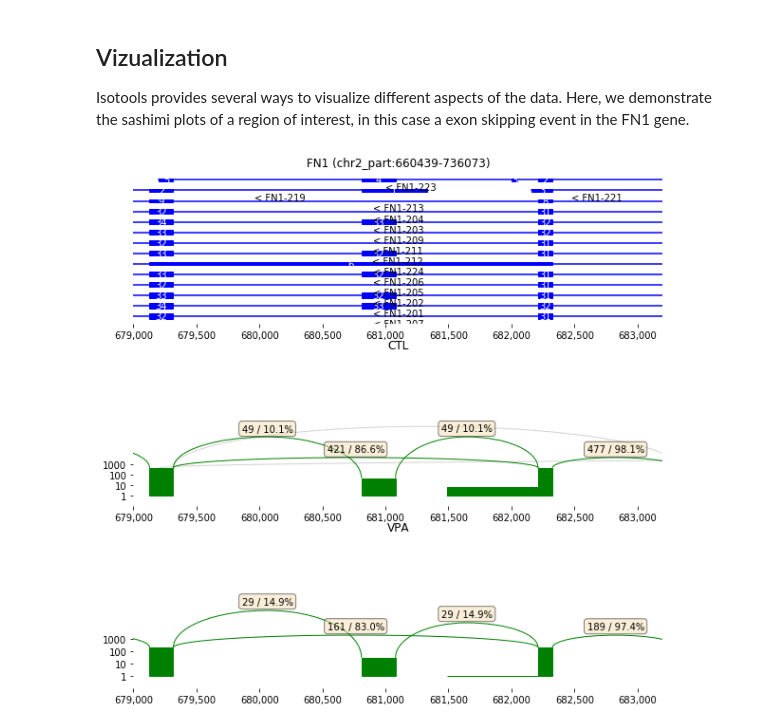
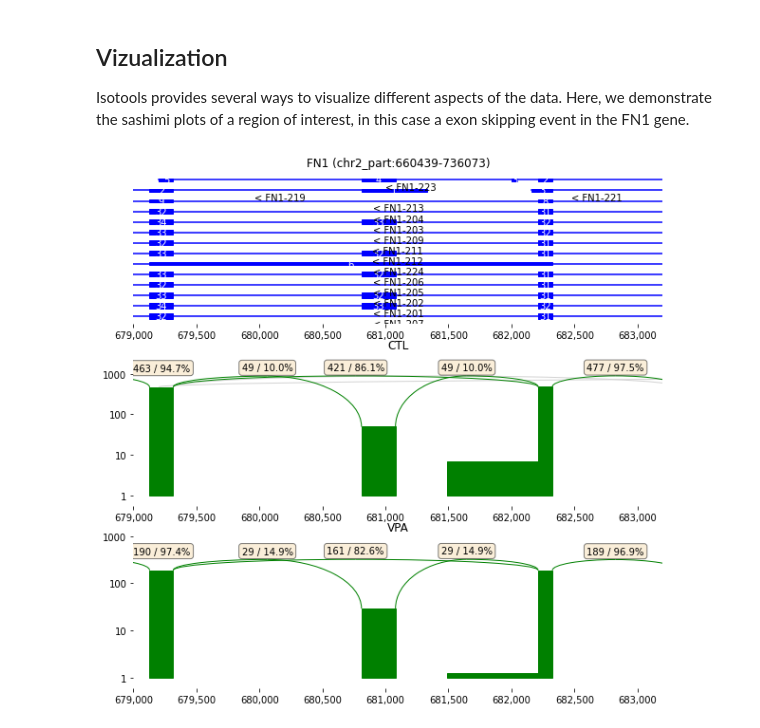
Before and after one commit to MatthiasLienhard/isotools, a Jupyter notebook: notebooks/test_data.ipynb, the cells around one changed output. Cells and saved outputs as stored; diff of their text form; code cells hidden in the pictures.

```diff
--- a/notebooks/test_data.ipynb
+++ b/notebooks/test_data.ipynb
@@ -81,6 +81,6 @@ INFO:1 differential splice sites in 1 genes for CTL vs VPA
 Isotools provides several ways to visualize different aspects of the data. Here, we demonstrate the sashimi plots of a region of interest, in this case a exon skipping event in the FN1 gene.
 # %%
 plt.rcParams["figure.figsize"] = (10,10)
-fig, ax=isoseq['FN1'].sashimi_figure(samples=isoseq.groups(), x_range=(679000,683200))
+fig, ax=isoseq['FN1'].sashimi_figure(samples=isoseq.groups(), x_range=(679000,683200), long_read_params={'log_y':True})
 # %% [output]
-[figure, old version]
+[figure, new version]
```
Also changed, not shown: parts of 3 cells of this notebook, 4 other files.
